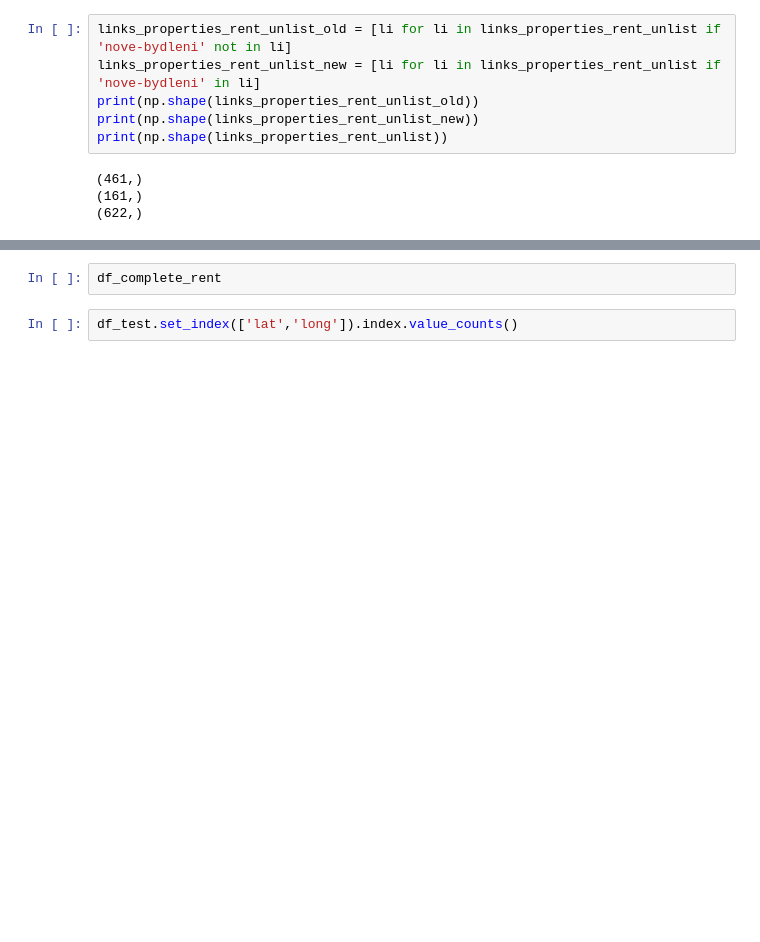
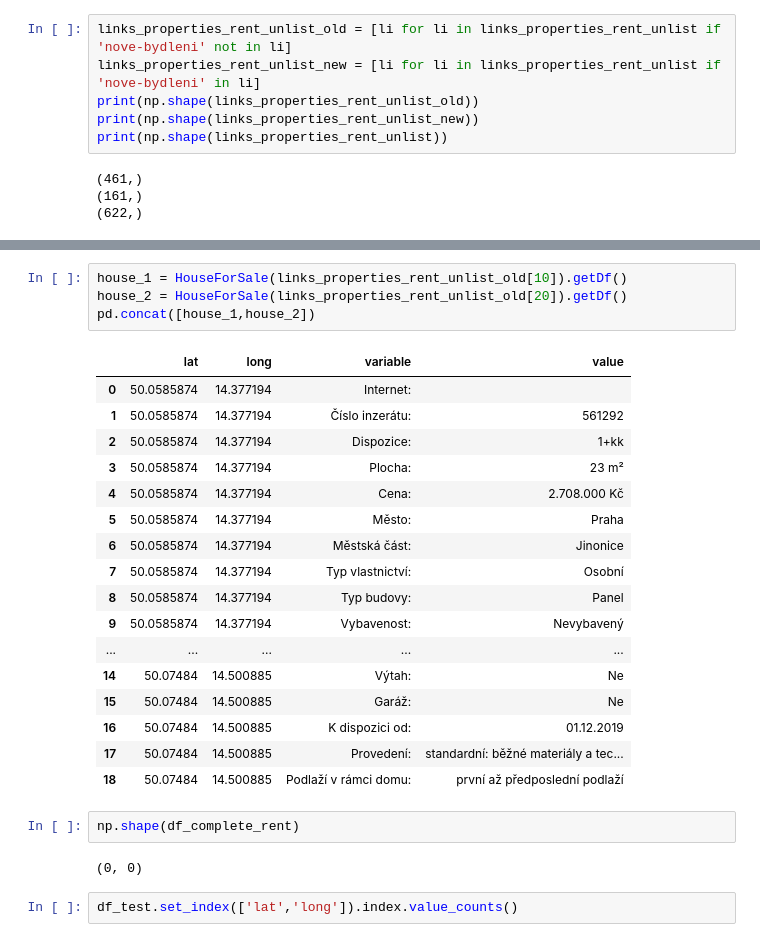
Before and after one commit to luutomas/PythonProject, a Jupyter notebook: Project.ipynb, the cells around one changed output, grey strips where cells are left out. Saved outputs shown, nothing was run; the diff lists cells and outputs as text; blank space fills up the shorter version.

```diff
--- a/Project.ipynb
+++ b/Project.ipynb
@@ -427,5 +467,29 @@ AttributeError: 'NoneType' object has no attribute 'find'
-# %%
-df_complete_rent
+# %%
+house_1 = HouseForSale(links_properties_rent_unlist_old[10]).getDf()
+house_2 = HouseForSale(links_properties_rent_unlist_old[20]).getDf()
+pd.concat([house_1,house_2])
+# %% [output]
+|  | lat | long | variable | value |
+| 0 | 50.0585874 | 14.377194 | Internet: |  |
+| 1 | 50.0585874 | 14.377194 | Číslo inzerátu: | 561292 |
+| 2 | 50.0585874 | 14.377194 | Dispozice: | 1+kk |
+| 3 | 50.0585874 | 14.377194 | Plocha: | 23 m² |
+| 4 | 50.0585874 | 14.377194 | Cena: | 2.708.000 Kč |
+| 5 | 50.0585874 | 14.377194 | Město: | Praha |
+| 6 | 50.0585874 | 14.377194 | Městská část: | Jinonice |
+| 7 | 50.0585874 | 14.377194 | Typ vlastnictví: | Osobní |
+| 8 | 50.0585874 | 14.377194 | Typ budovy: | Panel |
+| 9 | 50.0585874 | 14.377194 | Vybavenost: | Nevybavený |
+| ... | ... | ... | ... | ... |
+| 14 | 50.07484 | 14.500885 | Výtah: | Ne |
+| 15 | 50.07484 | 14.500885 | Garáž: | Ne |
+| 16 | 50.07484 | 14.500885 | K dispozici od: | 01.12.2019 |
+| 17 | 50.07484 | 14.500885 | Provedení: | standardní: běžné materiály a tec... |
+| 18 | 50.07484 | 14.500885 | Podlaží v rámci domu: | první až předposlední podlaží |
+# %%
+np.shape(df_complete_rent)
+# %% [output]
+(0, 0)
 # %%
 df_test.set_index(['lat','long']).index.value_counts()
 # %% [output]
```
Also changed, not shown: parts of 5 cells of this notebook.
